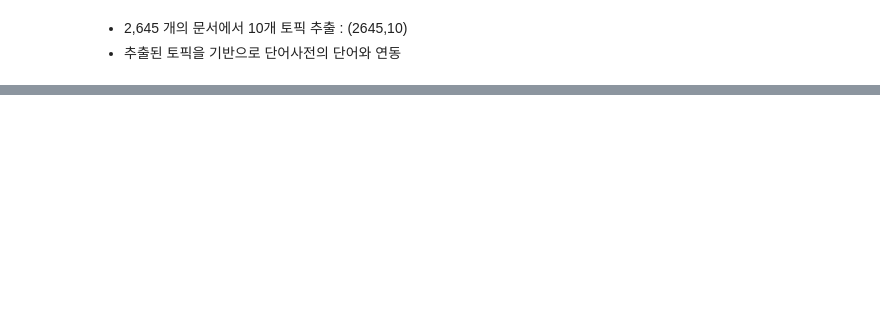
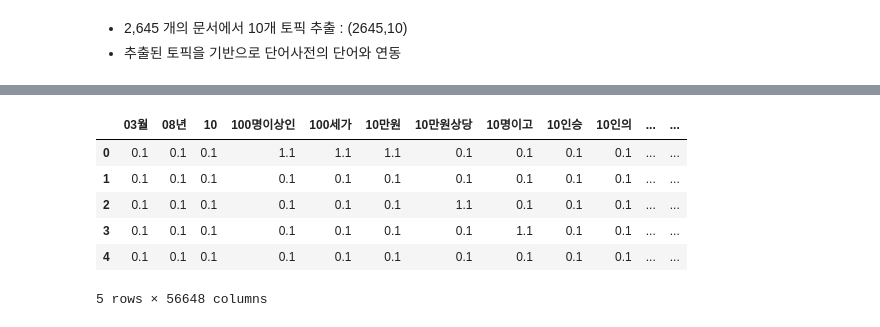
Before and after one commit to 2naayoon/prep, a Jupyter notebook: 텍스트마이닝/04. 토픽모델링-120 다산 콜.ipynb, the cells around one changed output, grey strips where cells are left out. Cells and saved outputs as stored; diff of their text form; code cells hidden in the pictures; blank space fills up the shorter version.

```diff
--- a/텍스트마이닝/04. 토픽모델링-120 다산 콜.ipynb
+++ b/텍스트마이닝/04. 토픽모델링-120 다산 콜.ipynb
@@ -209,0 +215,3 @@ array([[0.1       , 0.1       , 0.1       , ..., 0.1       , 0.1       ,
+# %%
+H = LDAModel.components_
+H
@@ -235,0 +253,11 @@ array([[0.1       , 0.1       , 0.1       , ..., 0.1       , 0.1       ,
+# %%
+df_lda_h = pd.DataFrame(H, columns=cvect.get_feature_names_out())
+df_lda_h.head()
+# %% [output]
+|  | 03월 | 08년 | 10 | 100명이상인 | 100세가 | 10만원 | 10만원상당 | 10명이고 | 10인승 | 10인의 | ... | ... |
+| 0 | 0.1 | 0.1 | 0.1 | 1.1 | 1.1 | 1.1 | 0.1 | 0.1 | 0.1 | 0.1 | ... | ... |
+| 1 | 0.1 | 0.1 | 0.1 | 0.1 | 0.1 | 0.1 | 0.1 | 0.1 | 0.1 | 0.1 | ... | ... |
+| 2 | 0.1 | 0.1 | 0.1 | 0.1 | 0.1 | 0.1 | 1.1 | 0.1 | 0.1 | 0.1 | ... | ... |
+| 3 | 0.1 | 0.1 | 0.1 | 0.1 | 0.1 | 0.1 | 0.1 | 1.1 | 0.1 | 0.1 | ... | ... |
+| 4 | 0.1 | 0.1 | 0.1 | 0.1 | 0.1 | 0.1 | 0.1 | 0.1 | 0.1 | 0.1 | ... | ... |
+5 rows × 56648 columns
```
Also changed, not shown: parts of 45 cells of this notebook, 3 other files.
